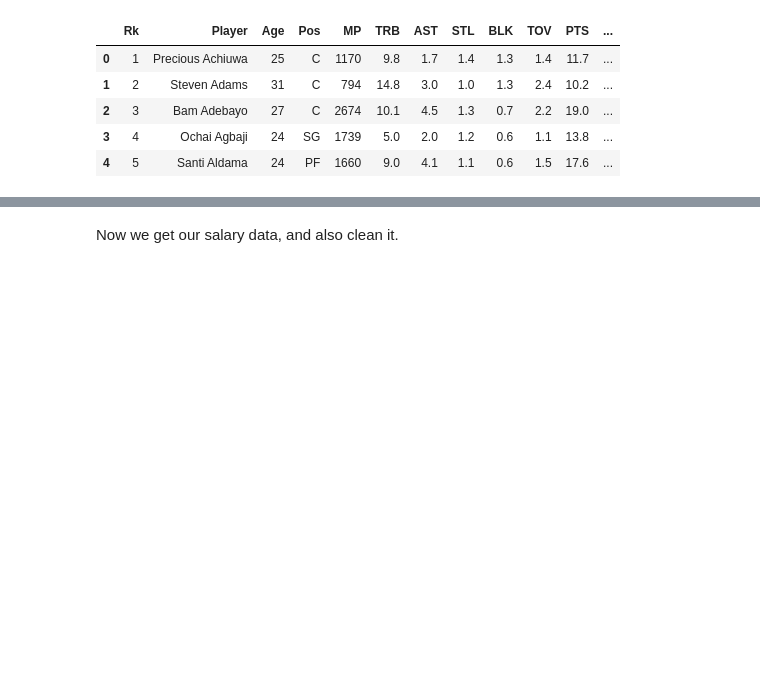
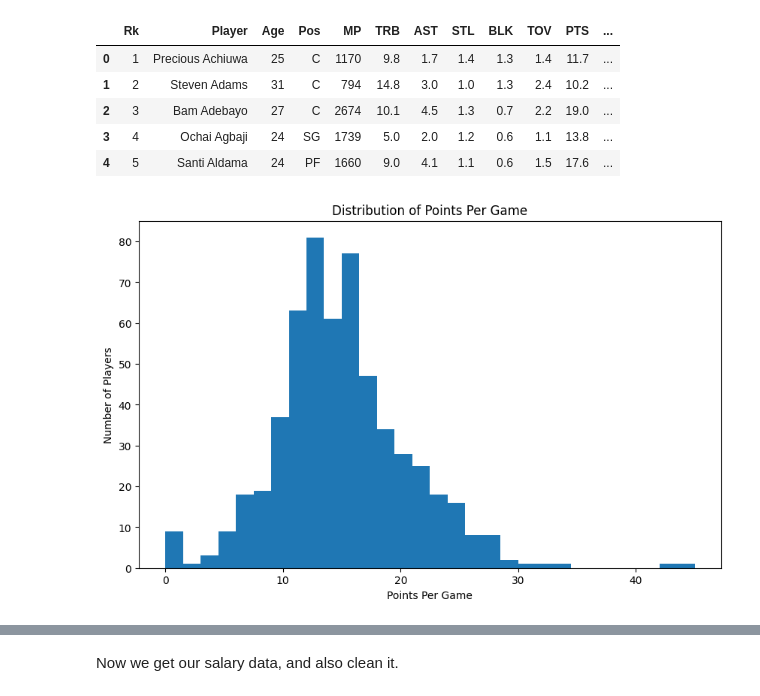
Before and after one commit to eksubasi/DSA210, a Jupyter notebook: eda.ipynb, the cells around one changed output, grey strips where cells are left out. Drawn from its saved outputs; the diff is of its cells as text; code cells hidden in the pictures; blank space fills up the shorter version.

```diff
--- a/eda.ipynb
+++ b/eda.ipynb
@@ -29,3 +29,12 @@ stats_df.head()
 | 2 | 3 | Bam Adebayo | 27 | C | 2674 | 10.1 | 4.5 | 1.3 | 0.7 | 2.2 | 19.0 | ... |
 | 3 | 4 | Ochai Agbaji | 24 | SG | 1739 | 5.0 | 2.0 | 1.2 | 0.6 | 1.1 | 13.8 | ... |
 | 4 | 5 | Santi Aldama | 24 | PF | 1660 | 9.0 | 4.1 | 1.1 | 0.6 | 1.5 | 17.6 | ... |
+# %%
+plt.figure(figsize=(10, 6))
+plt.hist(stats_df['PTS'], bins=30)
+plt.xlabel("Points Per Game")
+plt.ylabel("Number of Players")
+plt.title("Distribution of Points Per Game")
+plt.show()
+# %% [output]
+[figure, added]
```
Also changed, not shown: parts of 8 cells of this notebook.
